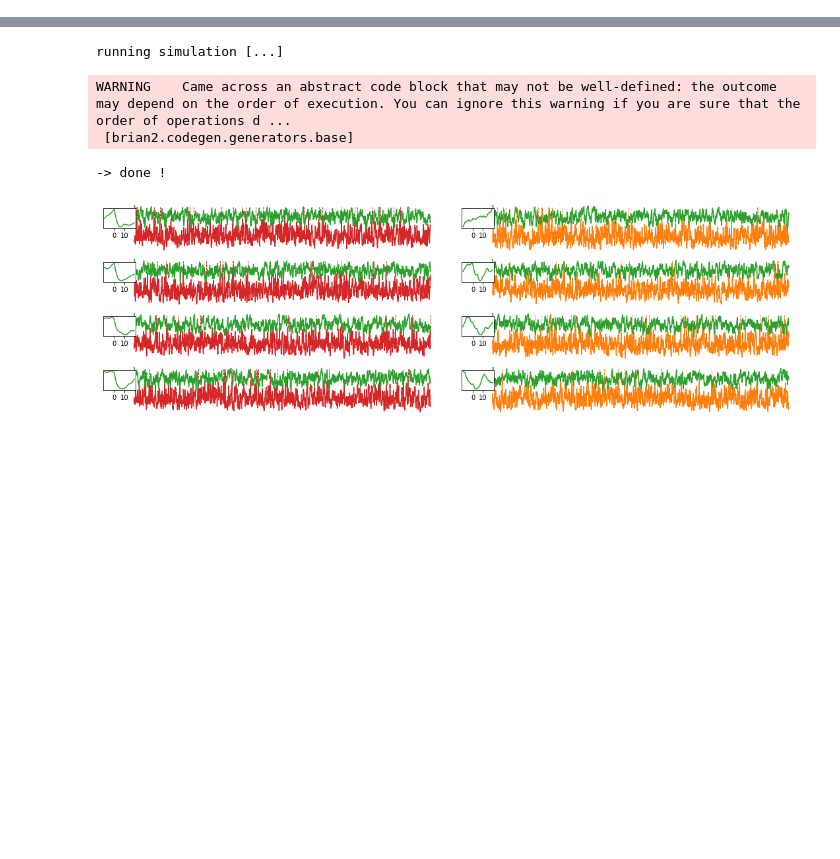
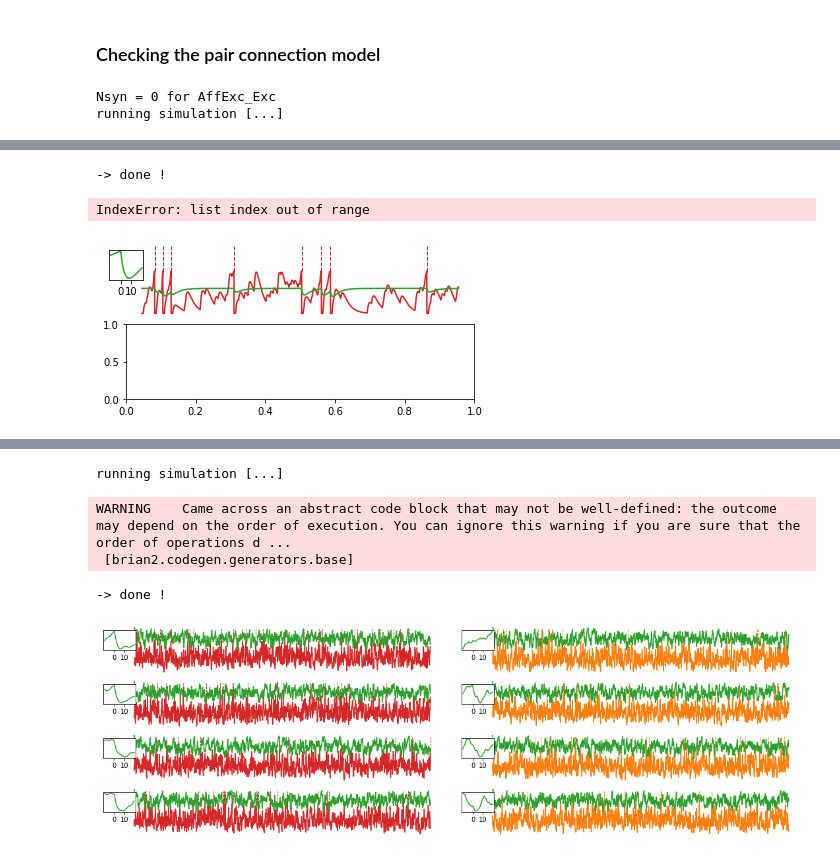
Before and after one commit to yzerlaut/CB1_ntwk_modeling, a Jupyter notebook: notebook.ipynb, the cells around one changed output, grey strips where cells are left out. Cells and saved outputs as stored; diff of their text form; code cells hidden in the pictures; blank space fills up the shorter version.

```diff
--- a/notebook.ipynb
+++ b/notebook.ipynb
@@ -0,0 +1,20 @@
+# %% [markdown]
+### Checking the pair connection model
+# %%
+from Model import *
+
+Model['N_Exc'], Model['N_PvInh'], Model['N_CB1Inh'], Model['N_AffExc'] = 2, 2, 2, 20
+
+for key in Model:
+    if 'p_' in key:
+        Model[key] = 0
+Model['p_CB1Inh_Exc'], Model['p_PvInh_Exc'] = 0.5, 0.5
+Model['p_AffExc_CB1Inh'], Model['p_AffExc_PvInh'] = 1, 1
+
+
+run_single_sim(Model, filename='checking_pairs.h5', Npairs=1)
+data = ntwk.recording.load_dict_from_hdf5('checking_pairs.h5')
+plot_Vm_pairs(data);
+# %% [output]
+Nsyn = 0 for AffExc_Exc
+running simulation [...]
@@ -0,0 +23,3 @@
+-> done !
+IndexError: list index out of range
+[figure, added]
```
Also changed, not shown: parts of 2 cells of this notebook, 4 other files.
